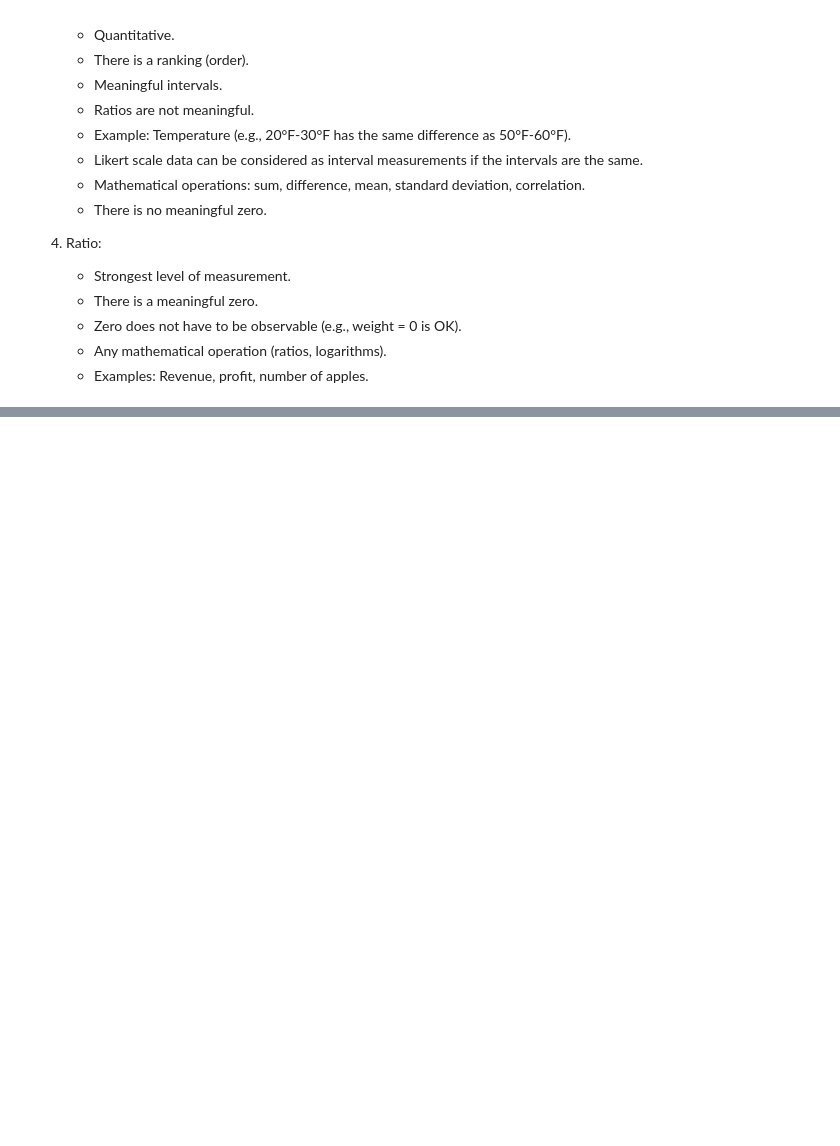
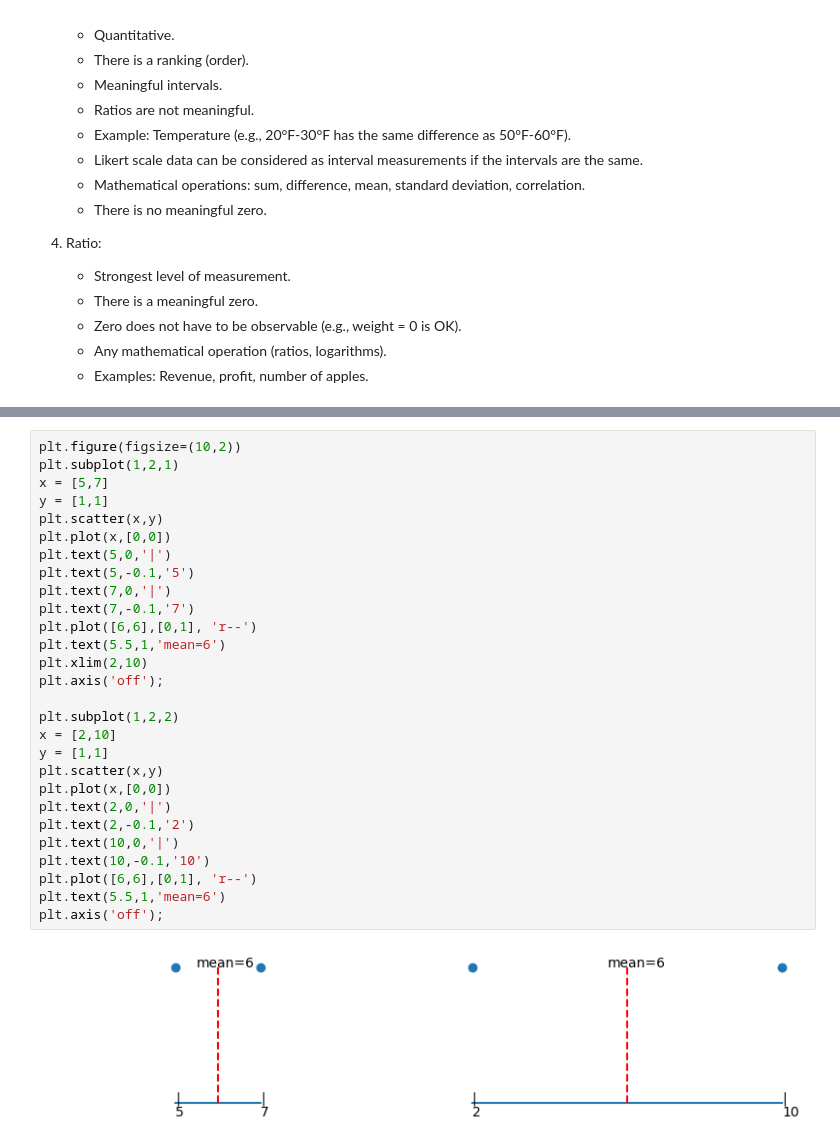
Before and after one commit to datasmp/pfds, a Jupyter notebook: _sources/basic_info.ipynb, the cells around one changed output, grey strips where cells are left out. Drawn from its saved outputs; the diff is of its cells as text; blank space fills up the shorter version.

```diff
--- a/_sources/basic_info.ipynb
+++ b/_sources/basic_info.ipynb
@@ -75,0 +104,30 @@ _Warning_: Continuous variables are often rounded, making them appear like discr
+# %%
+plt.figure(figsize=(10,2))
+plt.subplot(1,2,1)
+x = [5,7]
+y = [1,1]
+plt.scatter(x,y)
+plt.plot(x,[0,0])
+plt.text(5,0,'|')
+plt.text(5,-0.1,'5')
+plt.text(7,0,'|')
+plt.text(7,-0.1,'7')
+plt.plot([6,6],[0,1], 'r--')
+plt.text(5.5,1,'mean=6')
+plt.xlim(2,10)
+plt.axis('off');
+
+plt.subplot(1,2,2)
+x = [2,10]
+y = [1,1]
+plt.scatter(x,y)
+plt.plot(x,[0,0])
+plt.text(2,0,'|')
+plt.text(2,-0.1,'2')
+plt.text(10,0,'|')
+plt.text(10,-0.1,'10')
+plt.plot([6,6],[0,1], 'r--')
+plt.text(5.5,1,'mean=6')
+plt.axis('off');
+# %% [output]
+[figure, added]
```
Also changed, not shown: parts of 13 cells of this notebook, 8 other files.
